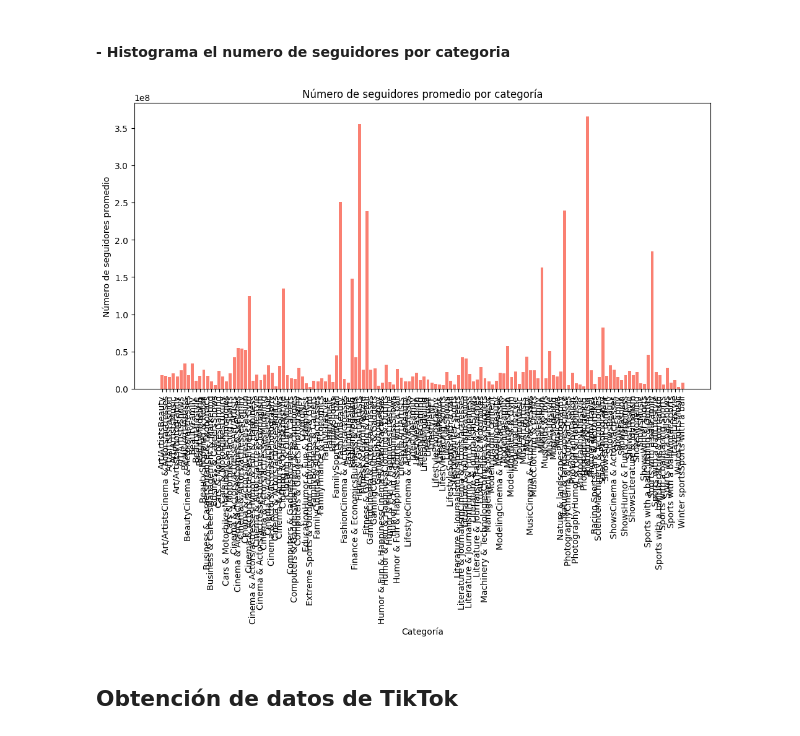
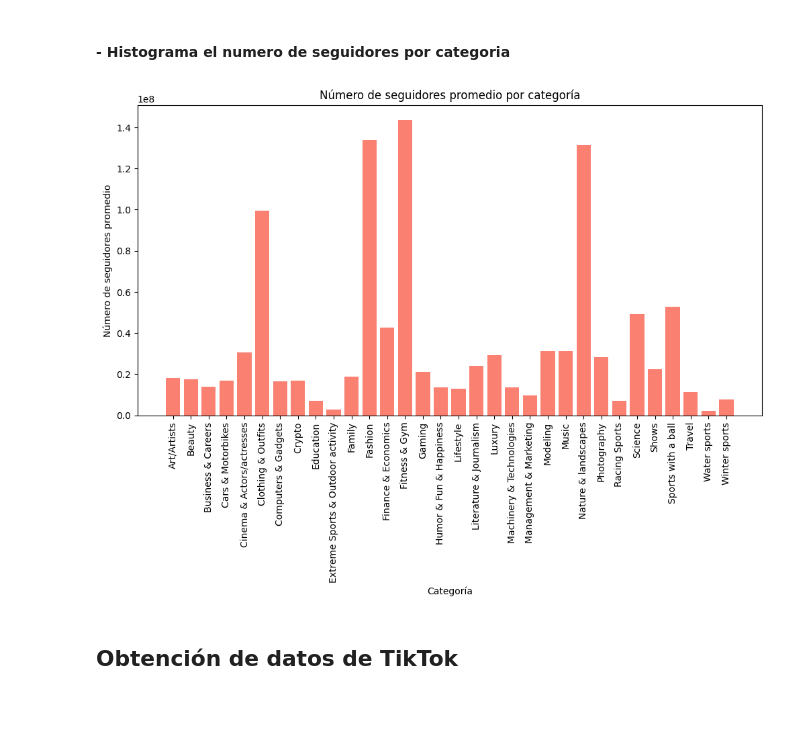
Before and after one commit to MonicaGonzalez30/CienciaDatosLasChicasSuperpoderosas, a Jupyter notebook: Proyectos/Unidad2/Redes_Sociales.ipynb, the cells around one changed output. Saved outputs shown, nothing was run; the diff lists cells and outputs as text; code cells hidden in the pictures; blank space fills up the shorter version.

Commit message:
Obtención de datos Instagram terminado

```diff
--- a/Proyectos/Unidad2/Redes_Sociales.ipynb
+++ b/Proyectos/Unidad2/Redes_Sociales.ipynb
@@ -733,3 +754,8 @@ plt.show()
 [figure]
 # %% [markdown]
 #### - Serie con todas las categorias existentes en todos los archivos de Instagram
+# %%
+# Obtener las categorías únicas (todas)
+df_Insta['Category'] = df_Insta['Category1'].combine_first(df_Insta['Category2'])
+TodasCat = (df_Insta['Category'].unique()).tolist()
+TodasCat
@@ -739,20 +806,20 @@ plt.show()
 #### - Histograma el numero de seguidores por categoria
 # %%
 # Primero combinamos las columnas de categoría en una sola columna
-df_Insta['Category'] = df_Insta['Category1'].fillna('') + df_Insta['Category2'].fillna('')
+#df_Insta['Category'] = df_Insta['Category1'].fillna('') + df_Insta['Category2'].fillna('')
 
 # Agrupamos los datos por categoría y luego se obtiene el promedio de suscriptores
 seguidores_por_categoria = df_Insta.groupby('Category')['Subscribers o Followers'].mean()
 
 plt.figure(figsize=(12, 6))
 plt.bar(seguidores_por_categoria.index, seguidores_por_categoria.values, color='salmon')
 plt.xlabel('Categoría')
 plt.ylabel('Número de seguidores promedio')
 plt.title('Número de seguidores promedio por categoría')
 plt.xticks(rotation=90)
 plt.show()
 # %% [output]
-[figure, old version]
+[figure, new version]
 # %% [markdown]
 ## Obtención de datos de TikTok
 # %% [markdown]
```
Also changed, not shown: parts of 8 cells of this notebook.
